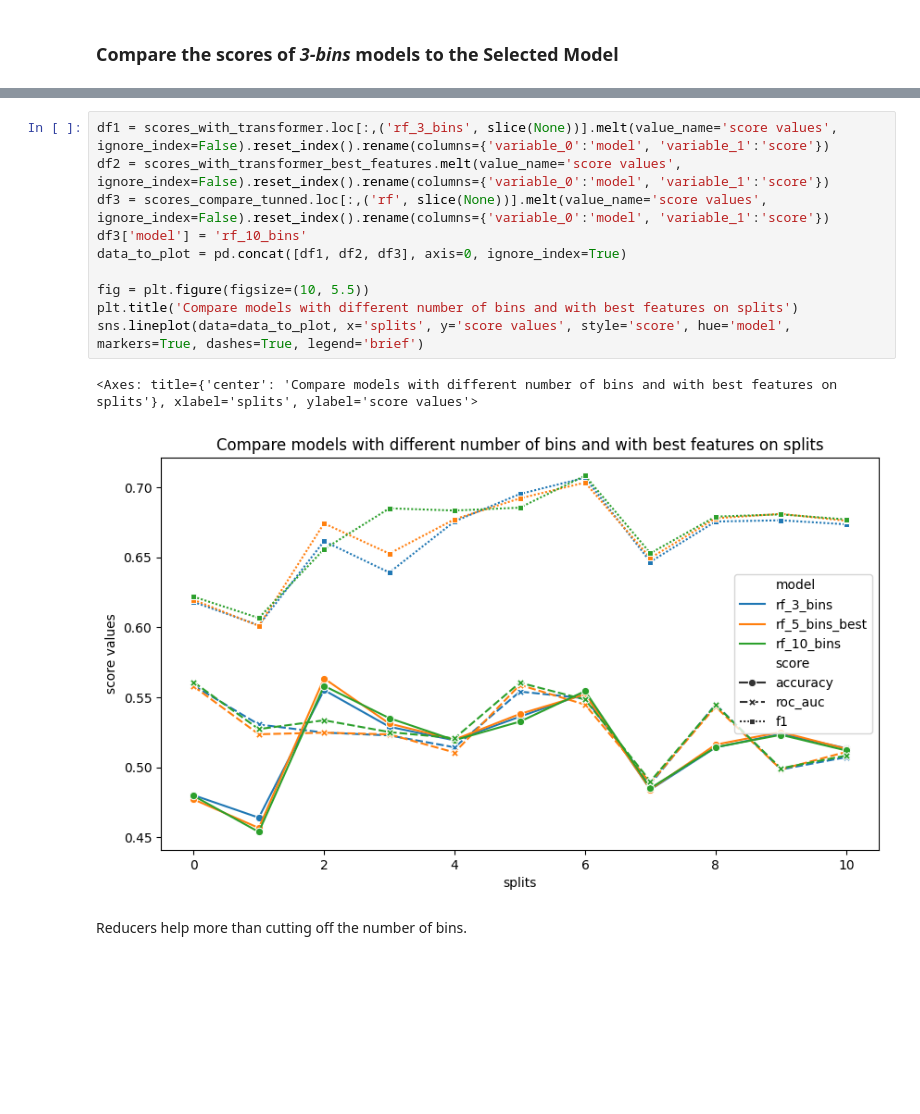
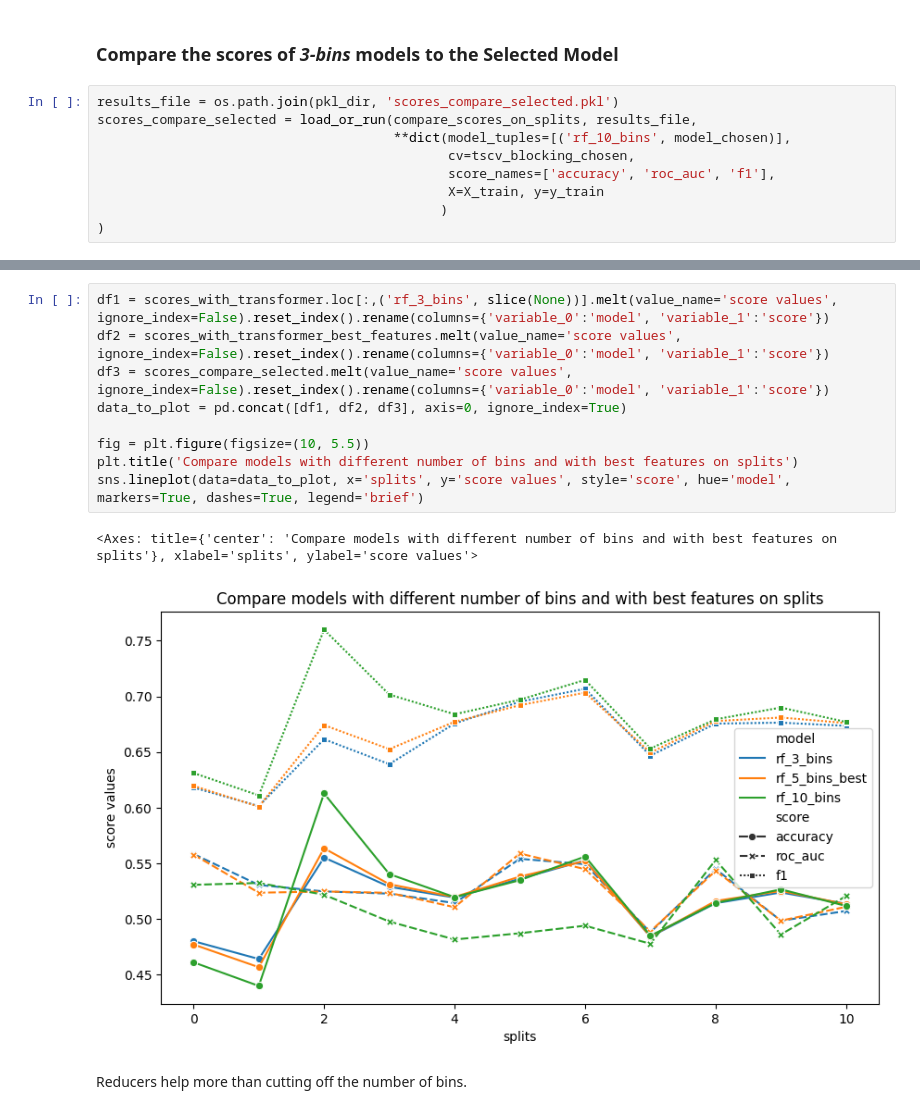
Before and after one commit to Loscutik/sp500-strategies, a Jupyter notebook: notebooks/model_selecting.ipynb, the cells around one changed output, grey strips where cells are left out. Cells and saved outputs as stored; diff of their text form; blank space fills up the shorter version.

```diff
--- a/notebooks/model_selecting.ipynb
+++ b/notebooks/model_selecting.ipynb
@@ -1922,3 +1922,12 @@ rf_5_bins_best  accuracy    0.516229
 dtype: object
 # %% [markdown]
 ### Compare the scores of *3-bins* models to the Selected Model
+# %%
+results_file = os.path.join(pkl_dir, 'scores_compare_selected.pkl')
+scores_compare_selected = load_or_run(compare_scores_on_splits, results_file,
+                                      **dict(model_tuples=[('rf_10_bins', model_chosen)],
+                                             cv=tscv_blocking_chosen,
+                                             score_names=['accuracy', 'roc_auc', 'f1'],
+                                             X=X_train, y=y_train
+                                            )
+)
@@ -1925,16 +1949,15 @@ dtype: object
 # %%
 df1 = scores_with_transformer.loc[:,('rf_3_bins', slice(None))].melt(value_name='score values', ignore_index=False).reset_index().rename(columns={'variable_0':'model', 'variable_1':'score'})
 df2 = scores_with_transformer_best_features.melt(value_name='score values', ignore_index=False).reset_index().rename(columns={'variable_0':'model', 'variable_1':'score'})
-df3 = scores_compare_tunned.loc[:,('rf', slice(None))].melt(value_name='score values', ignore_index=False).reset_index().rename(columns={'variable_0':'model', 'variable_1':'score'})
-df3['model'] = 'rf_10_bins'
+df3 = scores_compare_selected.melt(value_name='score values', ignore_index=False).reset_index().rename(columns={'variable_0':'model', 'variable_1':'score'})
 data_to_plot = pd.concat([df1, df2, df3], axis=0, ignore_index=True)
 
 fig = plt.figure(figsize=(10, 5.5))
 plt.title('Compare models with different number of bins and with best features on splits')
 sns.lineplot(data=data_to_plot, x='splits', y='score values', style='score', hue='model', markers=True, dashes=True, legend='brief')
 # %% [output]
 <Axes: title={'center': 'Compare models with different number of bins and with best features on splits'}, xlabel='splits', ylabel='score values'>
-[figure, old version]
+[figure, new version]
 # %% [markdown]
 Reducers help more than cutting off the number of bins.
 # %% [markdown]
```
Also changed, not shown: parts of 1 cell of this notebook.
